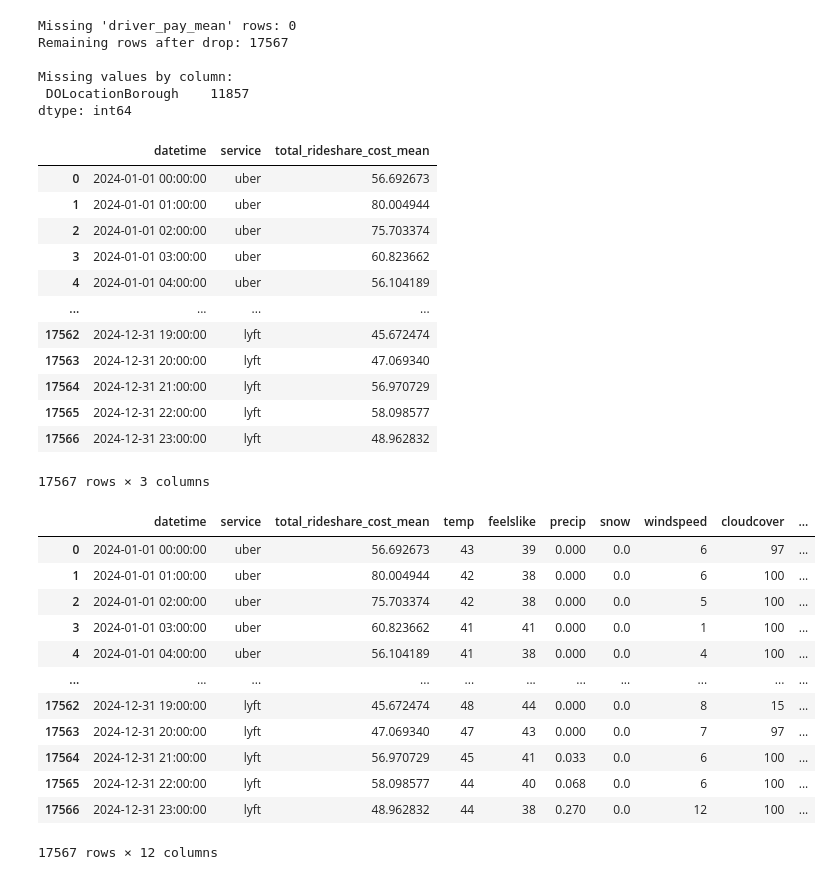
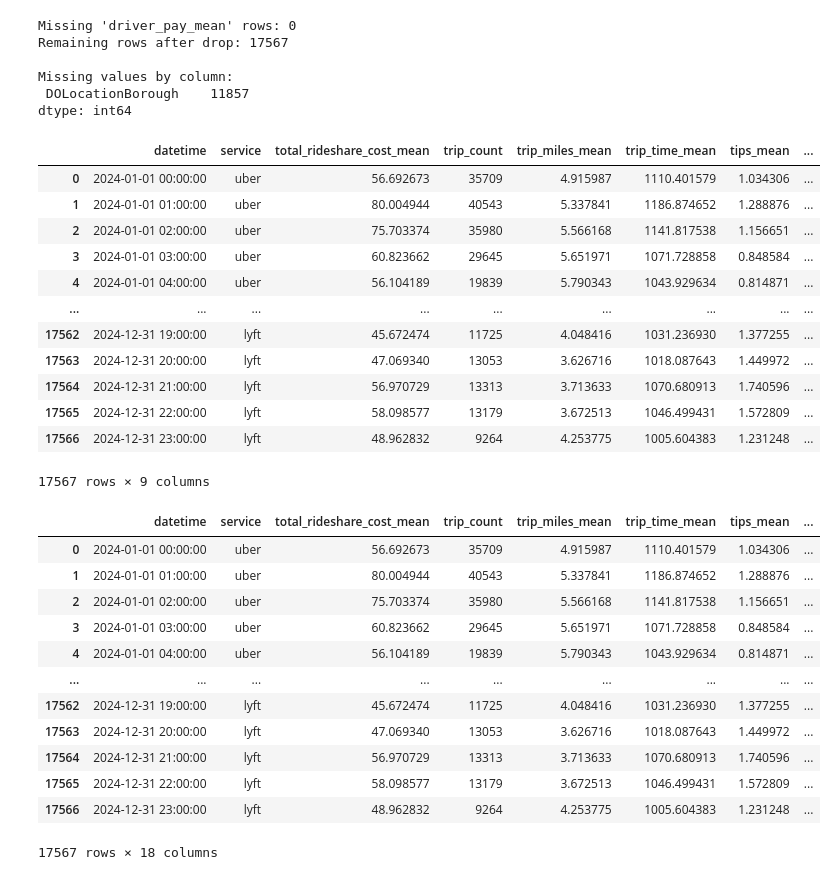
Before and after one commit to data11y/SU-IST707-Group_Project, a Jupyter notebook: Project Checkpoints/Checkpoint 2/Initial Models/Linear Regression Model-3.ipynb, the cells around one changed output. Drawn from its saved outputs; the diff is of its cells as text; code cells hidden in the pictures.

```diff
--- a/Project Checkpoints/Checkpoint 2/Initial Models/Linear Regression Model-3.ipynb
+++ b/Project Checkpoints/Checkpoint 2/Initial Models/Linear Regression Model-3.ipynb
@@ -159,38 +159,50 @@ dtype: int64
 # %%
 # need a total_rideshare_cost_mean column
 fare_components = [
     'base_passenger_fare_mean',
     'tolls_mean',
     'bcf_mean',
     'sales_tax_mean',
     'congestion_surcharge_mean',
     'tips_mean',
     'driver_pay_mean'
 ]
 
 for col in fare_components:
     rideshare[col] = pd.to_numeric(rideshare[col], errors='coerce')
 
 # Calculate total cost for the mean fares and all charges
 rideshare['total_rideshare_cost_mean'] = rideshare[fare_components].sum(axis=1)
 
-rideshare = rideshare[['datetime', 'service', 'total_rideshare_cost_mean']]
+rideshare = rideshare[
+    [
+        'datetime',
+        'service',
+        'total_rideshare_cost_mean',
+        'trip_count',
+        'trip_miles_mean',
+        'trip_time_mean',
+        'tips_mean',
+        'congestion_surcharge_mean',
+        'is_weekend_mode'
+    ]
+]
 
 rideshare
 # %% [output]
-|  | datetime | service | total_rideshare_cost_mean |
-| 0 | 2024-01-01 00:00:00 | uber | 56.692673 |
-| 1 | 2024-01-01 01:00:00 | uber | 80.004944 |
-| 2 | 2024-01-01 02:00:00 | uber | 75.703374 |
-| 3 | 2024-01-01 03:00:00 | uber | 60.823662 |
-| 4 | 2024-01-01 04:00:00 | uber | 56.104189 |
-| ... | ... | ... | ... |
-| 17562 | 2024-12-31 19:00:00 | lyft | 45.672474 |
-| 17563 | 2024-12-31 20:00:00 | lyft | 47.069340 |
-| 17564 | 2024-12-31 21:00:00 | lyft | 56.970729 |
-| 17565 | 2024-12-31 22:00:00 | lyft | 58.098577 |
-| 17566 | 2024-12-31 23:00:00 | lyft | 48.962832 |
+|  | datetime | service | total_rideshare_cost_mean | trip_count | trip_miles_mean | trip_time_mean | tips_mean | ... |
+| 0 | 2024-01-01 00:00:00 | uber | 56.692673 | 35709 | 4.915987 | 1110.401579 | 1.034306 | ... |
+| 1 | 2024-01-01 01:00:00 | uber | 80.004944 | 40543 | 5.337841 | 1186.874652 | 1.288876 | ... |
+| 2 | 2024-01-01 02:00:00 | uber | 75.703374 | 35980 | 5.566168 | 1141.817538 | 1.156651 | ... |
+| 3 | 2024-01-01 03:00:00 | uber | 60.823662 | 29645 | 5.651971 | 1071.728858 | 0.848584 | ... |
+| 4 | 2024-01-01 04:00:00 | uber | 56.104189 | 19839 | 5.790343 | 1043.929634 | 0.814871 | ... |
+| ... | ... | ... | ... | ... | ... | ... | ... | ... |
+| 17562 | 2024-12-31 19:00:00 | lyft | 45.672474 | 11725 | 4.048416 | 1031.236930 | 1.377255 | ... |
+| 17563 | 2024-12-31 20:00:00 | lyft | 47.069340 | 13053 | 3.626716 | 1018.087643 | 1.449972 | ... |
+| 17564 | 2024-12-31 21:00:00 | lyft | 56.970729 | 13313 | 3.713633 | 1070.680913 | 1.740596 | ... |
+| 17565 | 2024-12-31 22:00:00 | lyft | 58.098577 | 13179 | 3.672513 | 1046.499431 | 1.572809 | ... |
+| 17566 | 2024-12-31 23:00:00 | lyft | 48.962832 | 9264 | 4.253775 | 1005.604383 | 1.231248 | ... |
-17567 rows × 3 columns
+17567 rows × 9 columns
 # %%
 # export new rideshare cleaned data
 
@@ -217,19 +229,19 @@ weather_24 = weather[
 rideshare_weather = pd.merge(rideshare, weather_24, on='datetime', how='left')
 rideshare_weather
 # %% [output]
-|  | datetime | service | total_rideshare_cost_mean | temp | feelslike | precip | snow | windspeed | cloudcover | ... |
-| 0 | 2024-01-01 00:00:00 | uber | 56.692673 | 43 | 39 | 0.000 | 0.0 | 6 | 97 | ... |
-| 1 | 2024-01-01 01:00:00 | uber | 80.004944 | 42 | 38 | 0.000 | 0.0 | 6 | 100 | ... |
-| 2 | 2024-01-01 02:00:00 | uber | 75.703374 | 42 | 38 | 0.000 | 0.0 | 5 | 100 | ... |
-| 3 | 2024-01-01 03:00:00 | uber | 60.823662 | 41 | 41 | 0.000 | 0.0 | 1 | 100 | ... |
-| 4 | 2024-01-01 04:00:00 | uber | 56.104189 | 41 | 38 | 0.000 | 0.0 | 4 | 100 | ... |
-| ... | ... | ... | ... | ... | ... | ... | ... | ... | ... | ... |
-| 17562 | 2024-12-31 19:00:00 | lyft | 45.672474 | 48 | 44 | 0.000 | 0.0 | 8 | 15 | ... |
-| 17563 | 2024-12-31 20:00:00 | lyft | 47.069340 | 47 | 43 | 0.000 | 0.0 | 7 | 97 | ... |
-| 17564 | 2024-12-31 21:00:00 | lyft | 56.970729 | 45 | 41 | 0.033 | 0.0 | 6 | 100 | ... |
-| 17565 | 2024-12-31 22:00:00 | lyft | 58.098577 | 44 | 40 | 0.068 | 0.0 | 6 | 100 | ... |
-| 17566 | 2024-12-31 23:00:00 | lyft | 48.962832 | 44 | 38 | 0.270 | 0.0 | 12 | 100 | ... |
+|  | datetime | service | total_rideshare_cost_mean | trip_count | trip_miles_mean | trip_time_mean | tips_mean | ... |
+| 0 | 2024-01-01 00:00:00 | uber | 56.692673 | 35709 | 4.915987 | 1110.401579 | 1.034306 | ... |
+| 1 | 2024-01-01 01:00:00 | uber | 80.004944 | 40543 | 5.337841 | 1186.874652 | 1.288876 | ... |
+| 2 | 2024-01-01 02:00:00 | uber | 75.703374 | 35980 | 5.566168 | 1141.817538 | 1.156651 | ... |
+| 3 | 2024-01-01 03:00:00 | uber | 60.823662 | 29645 | 5.651971 | 1071.728858 | 0.848584 | ... |
+| 4 | 2024-01-01 04:00:00 | uber | 56.104189 | 19839 | 5.790343 | 1043.929634 | 0.814871 | ... |
+| ... | ... | ... | ... | ... | ... | ... | ... | ... |
+| 17562 | 2024-12-31 19:00:00 | lyft | 45.672474 | 11725 | 4.048416 | 1031.236930 | 1.377255 | ... |
+| 17563 | 2024-12-31 20:00:00 | lyft | 47.069340 | 13053 | 3.626716 | 1018.087643 | 1.449972 | ... |
+| 17564 | 2024-12-31 21:00:00 | lyft | 56.970729 | 13313 | 3.713633 | 1070.680913 | 1.740596 | ... |
+| 17565 | 2024-12-31 22:00:00 | lyft | 58.098577 | 13179 | 3.672513 | 1046.499431 | 1.572809 | ... |
+| 17566 | 2024-12-31 23:00:00 | lyft | 48.962832 | 9264 | 4.253775 | 1005.604383 | 1.231248 | ... |
-17567 rows × 12 columns
+17567 rows × 18 columns
 # %%
 # output weather and rideshare merged data
 
```
Also changed, not shown: parts of 10 cells of this notebook, 3 other files.
